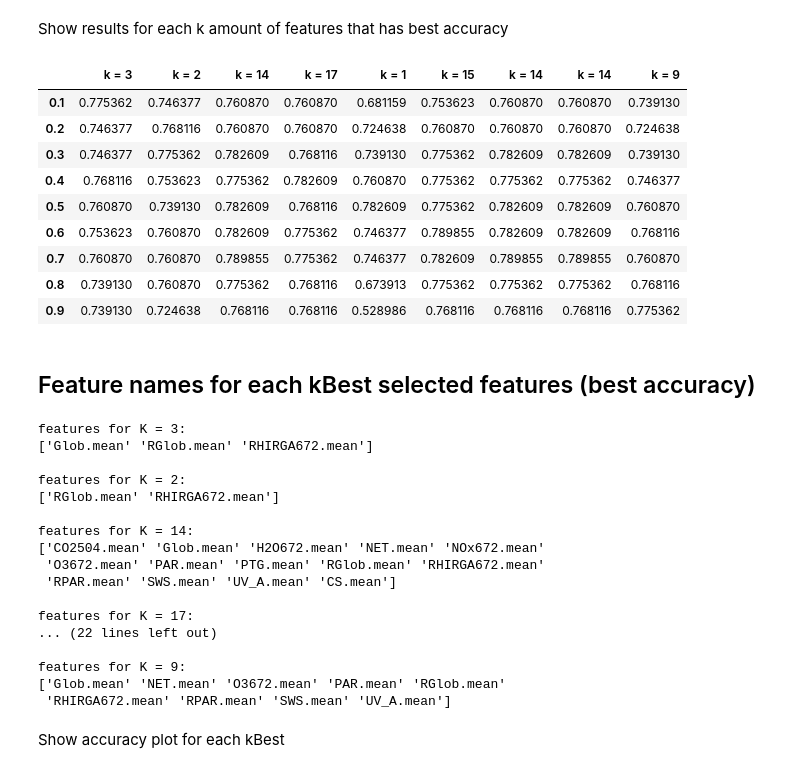
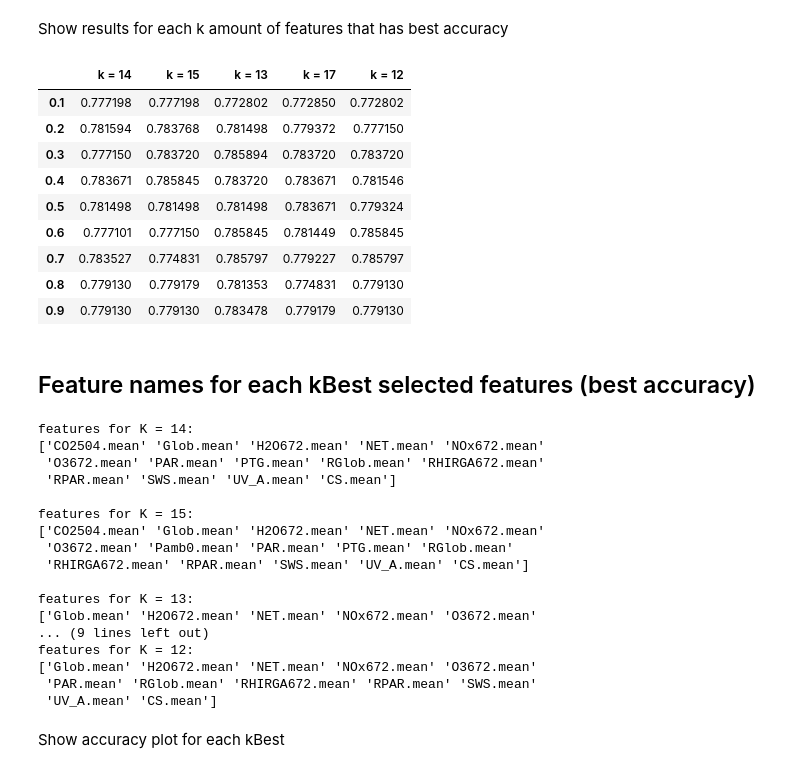
Before and after one commit to NPF-classifiers-109/npf-classifier, a Jupyter notebook: NaiveBayes/NB-classifier.ipynb, the cells around one changed output. Saved outputs shown, nothing was run; the diff lists cells and outputs as text; code cells hidden in the pictures.

```diff
--- a/NaiveBayes/NB-classifier.ipynb
+++ b/NaiveBayes/NB-classifier.ipynb
@@ -169,7 +169,7 @@ k_best = {}
 data_to_use = data
 
 predictors = data_to_use.drop('class2', axis=1).values
-predictable = data_to_use['class2'].ravel()
+predictable = data_to_use['class2'].values
 
 col_n = predictors.shape[1] + 1
 
@@ -215,7 +215,8 @@ for i in range(1, 10):
             X_train, X_test, y_train, y_test = train_test_split(xy[0], xy[1], test_size=0.3, random_state=0)
 
         y_pred = gnb.fit(X_train, y_train).predict(X_test)
-        temp_pred.append(accuracy_score(y_test, y_pred))
+        # temp_pred.append(accuracy_score(y_test, y_pred))
+        temp_pred.append(np.mean(cross_val_score(gnb, x_values, predictable, cv=10)))
 
         y_pred_prob = gnb.fit(X_train, y_train).predict_proba(X_test)[:, 1]
         temp_perp.append(perplexity(y_test, y_pred_prob))
@@ -248,19 +249,22 @@ resultDf
 # %% [markdown]
 Show results for each k amount of features that has best accuracy
 # %%
-bestDf = resultDf[list(resultDf.idxmax(axis=1).values)]
+columns_with_max_values = list(resultDf.idxmax(axis=1).values)
+best_columns = list(dict.fromkeys(columns_with_max_values))
+
+bestDf = resultDf[best_columns]
 bestDf
 # %% [output]
-|  | k = 3 | k = 2 | k = 14 | k = 17 | k = 1 | k = 15 | k = 14 | k = 14 | k = 9 |
-| 0.1 | 0.775362 | 0.746377 | 0.760870 | 0.760870 | 0.681159 | 0.753623 | 0.760870 | 0.760870 | 0.739130 |
-| 0.2 | 0.746377 | 0.768116 | 0.760870 | 0.760870 | 0.724638 | 0.760870 | 0.760870 | 0.760870 | 0.724638 |
-| 0.3 | 0.746377 | 0.775362 | 0.782609 | 0.768116 | 0.739130 | 0.775362 | 0.782609 | 0.782609 | 0.739130 |
-| 0.4 | 0.768116 | 0.753623 | 0.775362 | 0.782609 | 0.760870 | 0.775362 | 0.775362 | 0.775362 | 0.746377 |
-| 0.5 | 0.760870 | 0.739130 | 0.782609 | 0.768116 | 0.782609 | 0.775362 | 0.782609 | 0.782609 | 0.760870 |
-| 0.6 | 0.753623 | 0.760870 | 0.782609 | 0.775362 | 0.746377 | 0.789855 | 0.782609 | 0.782609 | 0.768116 |
-| 0.7 | 0.760870 | 0.760870 | 0.789855 | 0.775362 | 0.746377 | 0.782609 | 0.789855 | 0.789855 | 0.760870 |
-| 0.8 | 0.739130 | 0.760870 | 0.775362 | 0.768116 | 0.673913 | 0.775362 | 0.775362 | 0.775362 | 0.768116 |
-| 0.9 | 0.739130 | 0.724638 | 0.768116 | 0.768116 | 0.528986 | 0.768116 | 0.768116 | 0.768116 | 0.775362 |
+|  | k = 14 | k = 15 | k = 13 | k = 17 | k = 12 |
+| 0.1 | 0.777198 | 0.777198 | 0.772802 | 0.772850 | 0.772802 |
+| 0.2 | 0.781594 | 0.783768 | 0.781498 | 0.779372 | 0.777150 |
+| 0.3 | 0.777150 | 0.783720 | 0.785894 | 0.783720 | 0.783720 |
+| 0.4 | 0.783671 | 0.785845 | 0.783720 | 0.783671 | 0.781546 |
+| 0.5 | 0.781498 | 0.781498 | 0.781498 | 0.783671 | 0.779324 |
+| 0.6 | 0.777101 | 0.777150 | 0.785845 | 0.781449 | 0.785845 |
+| 0.7 | 0.783527 | 0.774831 | 0.785797 | 0.779227 | 0.785797 |
+| 0.8 | 0.779130 | 0.779179 | 0.781353 | 0.774831 | 0.779130 |
+| 0.9 | 0.779130 | 0.779130 | 0.783478 | 0.779179 | 0.779130 |
 # %% [markdown]
 ## Feature names for each kBest selected features (best accuracy)
 # %%
@@ -269,23 +273,23 @@ for i, col_name in enumerate(bestDf):
     print('features for {}:'.format(col_name.upper()))
     print(data_to_use.columns.values[k_best[num_of_k].get_support(indices=True)], '\n')
 # %% [output]
-features for K = 3:
-['Glob.mean' 'RGlob.mean' 'RHIRGA672.mean']
-
-features for K = 2:
-['RGlob.mean' 'RHIRGA672.mean']
-
 features for K = 14:
 ['CO2504.mean' 'Glob.mean' 'H2O672.mean' 'NET.mean' 'NOx672.mean'
  'O3672.mean' 'PAR.mean' 'PTG.mean' 'RGlob.mean' 'RHIRGA672.mean'
  'RPAR.mean' 'SWS.mean' 'UV_A.mean' 'CS.mean']
 
-features for K = 17:
-... (22 lines left out)
+features for K = 15:
+['CO2504.mean' 'Glob.mean' 'H2O672.mean' 'NET.mean' 'NOx672.mean'
+ 'O3672.mean' 'Pamb0.mean' 'PAR.mean' 'PTG.mean' 'RGlob.mean'
+ 'RHIRGA672.mean' 'RPAR.mean' 'SWS.mean' 'UV_A.mean' 'CS.mean']
 
-features for K = 9:
-['Glob.mean' 'NET.mean' 'O3672.mean' 'PAR.mean' 'RGlob.mean'
- 'RHIRGA672.mean' 'RPAR.mean' 'SWS.mean' 'UV_A.mean']
+features for K = 13:
+['Glob.mean' 'H2O672.mean' 'NET.mean' 'NOx672.mean' 'O3672.mean'
+... (9 lines left out)
+features for K = 12:
+['Glob.mean' 'H2O672.mean' 'NET.mean' 'NOx672.mean' 'O3672.mean'
+ 'PAR.mean' 'RGlob.mean' 'RHIRGA672.mean' 'RPAR.mean' 'SWS.mean'
+ 'UV_A.mean' 'CS.mean']
 # %% [markdown]
 Show accuracy plot for each kBest
 # %%
```
Also changed, not shown: parts of 8 cells of this notebook.
